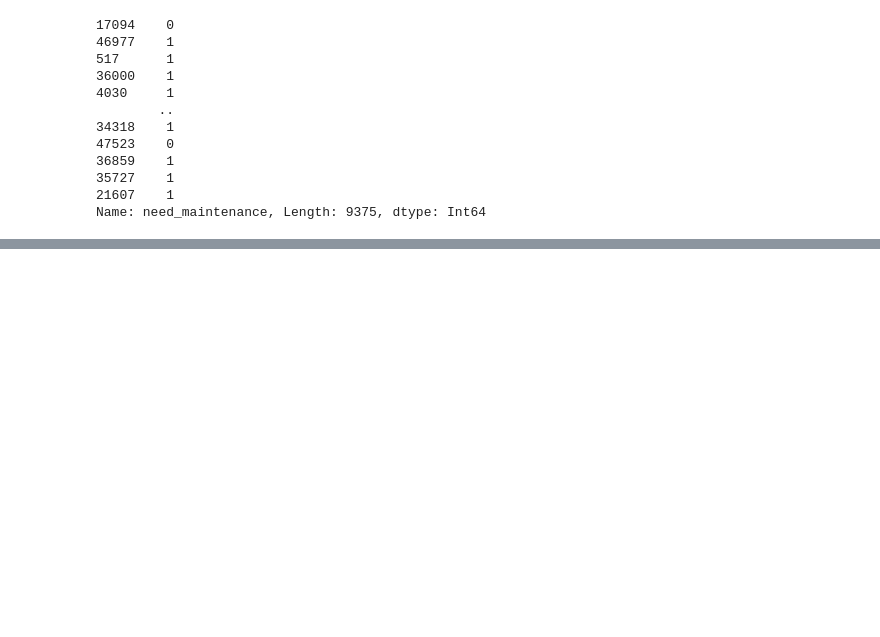
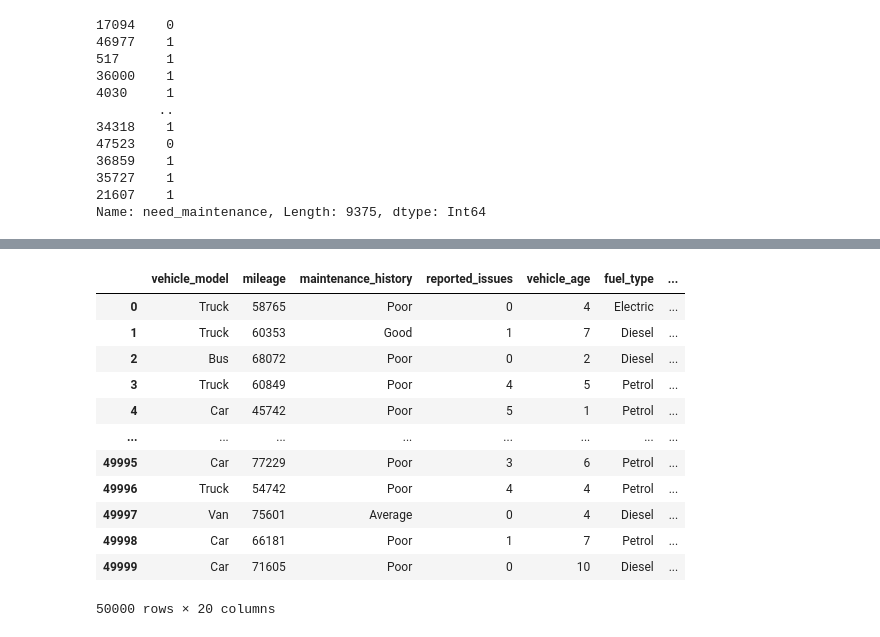
Before and after one commit to sahil82764/Vehicle_Maintenance_Prediction, a Jupyter notebook: samp1.ipynb, the cells around one changed output, grey strips where cells are left out. Saved outputs shown, nothing was run; the diff lists cells and outputs as text; code cells hidden in the pictures; blank space fills up the shorter version.

```diff
--- a/samp1.ipynb
+++ b/samp1.ipynb
@@ -467,0 +519,29 @@ Name: need_maintenance, Length: 9375, dtype: Int64
+# %%
+def modify_distribution(df, column, distribution):
+    choices = list(distribution.keys())
+    probabilities = list(distribution.values())
+    df.loc[:, column] = np.random.choice(choices, size=len(df), p=probabilities)  # Modify in place
+    return df
+# %%
+df = modify_distribution(df, 'maintenance_history', {'Poor': 0.4867, 'Average': 0.3187, 'Good': 1 - 0.4867 - 0.3187})
+df = modify_distribution(df, 'fuel_type', {'Diesel': 0.1273, 'Petrol': 0.6856, 'Electric': 1 - 0.1273 - 0.6856})
+df = modify_distribution(df, 'transmission_type', {'Automatic': 0.7949, 'Manual': 1 - 0.7949})
+df = modify_distribution(df, 'owner_type', {'First': 0.3721, 'Second': 0.5309, 'Third': 1 - 0.3721 - 0.5309})
+# %%
+df = modify_distribution(df, 'need_maintenance', {0: 0.3114, 1: 1 - 0.3114})
+# %%
+df
+# %% [output]
+|  | vehicle_model | mileage | maintenance_history | reported_issues | vehicle_age | fuel_type | ... |
+| 0 | Truck | 58765 | Poor | 0 | 4 | Electric | ... |
+| 1 | Truck | 60353 | Good | 1 | 7 | Diesel | ... |
+| 2 | Bus | 68072 | Poor | 0 | 2 | Diesel | ... |
+| 3 | Truck | 60849 | Poor | 4 | 5 | Petrol | ... |
+| 4 | Car | 45742 | Poor | 5 | 1 | Petrol | ... |
+| ... | ... | ... | ... | ... | ... | ... | ... |
+| 49995 | Car | 77229 | Poor | 3 | 6 | Petrol | ... |
+| 49996 | Truck | 54742 | Poor | 4 | 4 | Petrol | ... |
+| 49997 | Van | 75601 | Average | 0 | 4 | Diesel | ... |
+| 49998 | Car | 66181 | Poor | 1 | 7 | Petrol | ... |
+| 49999 | Car | 71605 | Poor | 0 | 10 | Diesel | ... |
+50000 rows × 20 columns
```
Also changed, not shown: parts of 8 cells of this notebook, 28 other files.
